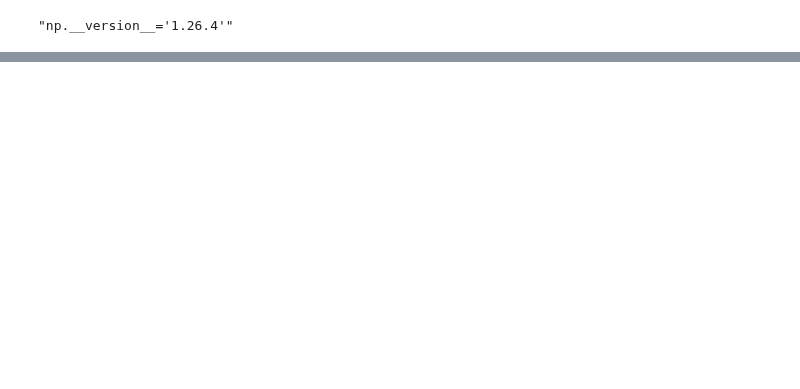
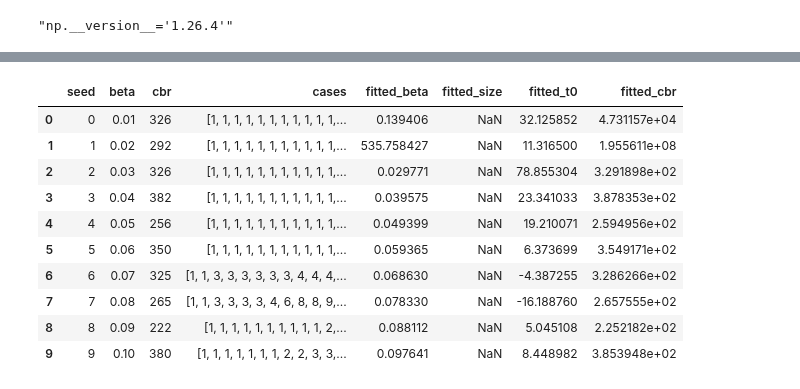
Before and after one commit to InstituteforDiseaseModeling/laser-generic, a Jupyter notebook: notebooks/example_SI_wbirths.ipynb, the cells around one changed output, grey strips where cells are left out. Saved outputs shown, nothing was run; the diff lists cells and outputs as text; code cells hidden in the pictures; blank space fills up the shorter version.

```diff
--- a/notebooks/example_SI_wbirths.ipynb
+++ b/notebooks/example_SI_wbirths.ipynb
@@ -76,0 +232,14 @@ array([[971887],
+# %%
+output
+# %% [output]
+|  | seed | beta | cbr | cases | fitted_beta | fitted_size | fitted_t0 | fitted_cbr |
+| 0 | 0 | 0.01 | 326 | [1, 1, 1, 1, 1, 1, 1, 1, 1, 1, 1,... | 0.139406 | NaN | 32.125852 | 4.731157e+04 |
+| 1 | 1 | 0.02 | 292 | [1, 1, 1, 1, 1, 1, 1, 1, 1, 1, 1,... | 535.758427 | NaN | 11.316500 | 1.955611e+08 |
+| 2 | 2 | 0.03 | 326 | [1, 1, 1, 1, 1, 1, 1, 1, 1, 1, 1,... | 0.029771 | NaN | 78.855304 | 3.291898e+02 |
+| 3 | 3 | 0.04 | 382 | [1, 1, 1, 1, 1, 1, 1, 1, 1, 1, 1,... | 0.039575 | NaN | 23.341033 | 3.878353e+02 |
+| 4 | 4 | 0.05 | 256 | [1, 1, 1, 1, 1, 1, 1, 1, 1, 1, 1,... | 0.049399 | NaN | 19.210071 | 2.594956e+02 |
+| 5 | 5 | 0.06 | 350 | [1, 1, 1, 1, 1, 1, 1, 1, 1, 1, 1,... | 0.059365 | NaN | 6.373699 | 3.549171e+02 |
+| 6 | 6 | 0.07 | 325 | [1, 1, 3, 3, 3, 3, 3, 3, 4, 4, 4,... | 0.068630 | NaN | -4.387255 | 3.286266e+02 |
+| 7 | 7 | 0.08 | 265 | [1, 1, 3, 3, 3, 3, 4, 6, 8, 8, 9,... | 0.078330 | NaN | -16.188760 | 2.657555e+02 |
+| 8 | 8 | 0.09 | 222 | [1, 1, 1, 1, 1, 1, 1, 1, 1, 1, 2,... | 0.088112 | NaN | 5.045108 | 2.252182e+02 |
+| 9 | 9 | 0.10 | 380 | [1, 1, 1, 1, 1, 1, 1, 2, 2, 3, 3,... | 0.097641 | NaN | 8.448982 | 3.853948e+02 |
```
Also changed, not shown: parts of 13 cells of this notebook, 12 other files.
